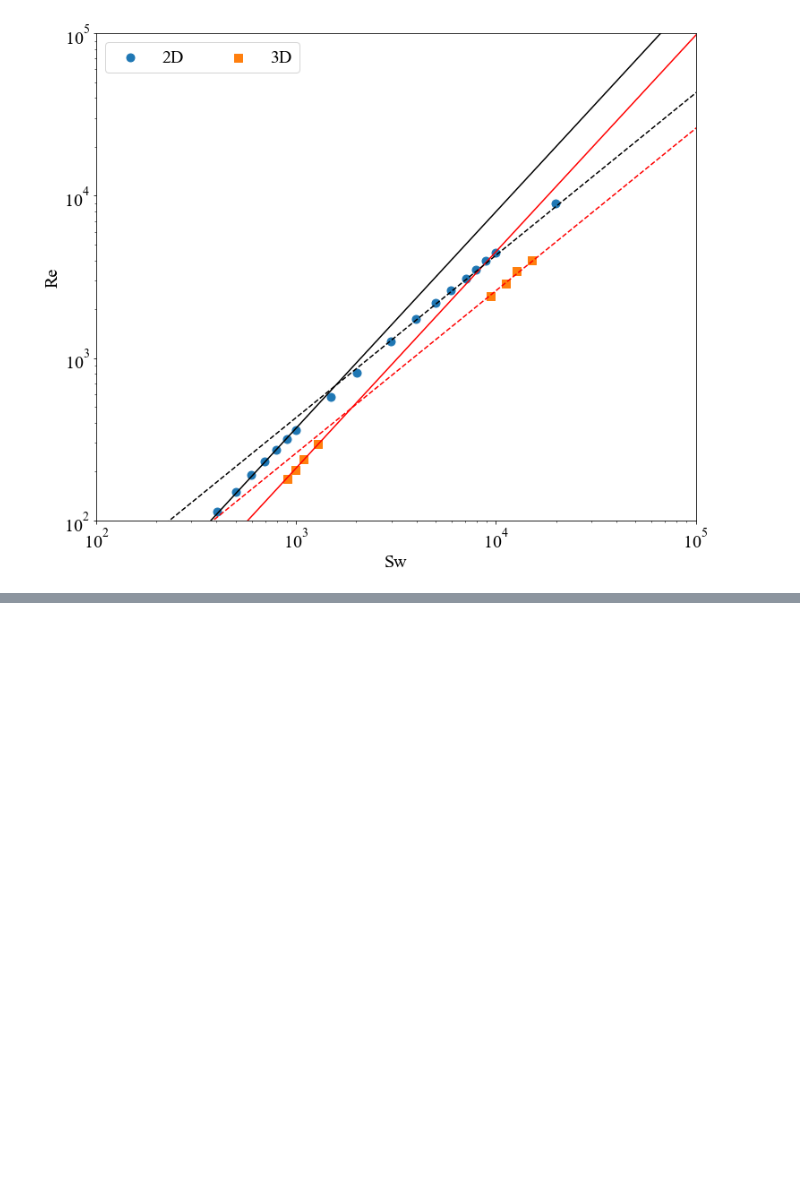
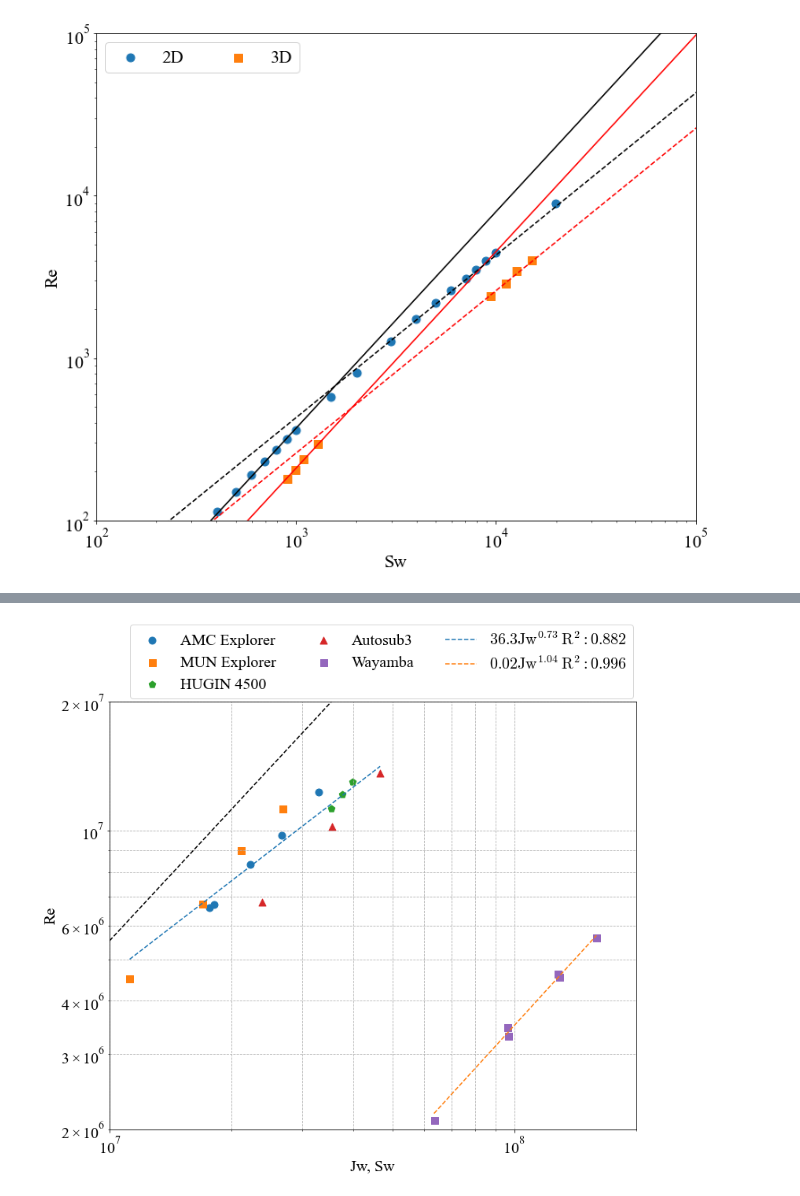
Before and after one commit to michaelcoe/Cost-of-Transport-Estimation, a Jupyter notebook: Sw_Re_plots.ipynb, the cells around one changed output, grey strips where cells are left out. Cells and saved outputs as stored; diff of their text form; code cells hidden in the pictures; blank space fills up the shorter version.

```diff
--- a/Sw_Re_plots.ipynb
+++ b/Sw_Re_plots.ipynb
@@ -255,0 +252,60 @@ fig4.savefig('AUV_sw.pdf', facecolor='w', dpi=300, bbox_inches='tight')
+# %%
+# plot Reynolds number and SW
+fig5, ax5 = plt.subplots(figsize=(12,10), facecolor='w')
+
+markers = ['o', 's', 'p', '^', 's']
+
+model = PowerLawModel(prefix='p_')
+
+Jw_1 = np.multiply(auvDF_1['Jw'].values, auvDF_1['Number Blades'].values)
+Jw_2 = np.multiply(auvDF_2['Jw'].values, auvDF_2['Number Blades'].values)
+
+Jw_1_index = np.argsort(Jw_1)
+Jw_2_index = np.argsort(Jw_2)
+
+Jw_1 = Jw_1[Jw_1_index]
+Jw_2 = Jw_2[Jw_2_index]
+
+Re_1 = auvDF_1['Re'].values[Jw_1_index]
+Re_2 = auvDF_2['Re'].values[Jw_2_index]
+
+pars_1 = model.guess(Re_1, x=Jw_1)
+pars_1['p_amplitude'].set(value=16.5868, min=0.001, max=500.0)
+pars_1['p_exponent'].set(value=0.811, min=0.001, max=1.5)
+
+pars_2 = model.guess(Re_2, x=Jw_2)
+pars_2['p_amplitude'].set(value=0.04297, min=0.001, max=500.0)
+pars_2['p_exponent'].set(value=1.06897, min=0.001, max=1.5)
+
+Jw_fit_1 = model.fit(Re_1, pars_1, x=Jw_1)
+Jw_fit_2 = model.fit(Re_2, pars_2, x=Jw_2)
+
+popt_1, pcov_1 = curve_fit(func_powerlaw, Jw_1, Re_1, p0=np.asarray([36.31, 0.73]))
+popt_2, pcov_2 = curve_fit(func_powerlaw, Jw_2, Re_2, p0=np.asarray([0.02, 1.04]))
+
+for i, mode in enumerate(auvs):
+    ax5.scatter(np.multiply(auv_sim_dfs[i]['Jw'].values, auv_sim_dfs[i]['Number Blades'].values), auv_sim_dfs[i]['Re'], marker=markers[i], label=mode)
+
+ax5.plot(Jw_1, Jw_fit_1.params['p_amplitude'].value*Jw_1**Jw_fit_1.params['p_exponent'].value, '--', label='$\mathrm{' + str(np.round(Jw_fit_1.params['p_amplitude'].value, 1)) +
+        'Jw^{' + str(np.round(Jw_fit_1.params['p_exponent'].value, 2)) + '}\;R^2: ' + str(np.round(1 - Jw_fit_1.redchi / np.var(Re_1, ddof=2), 3)) + '}$')
+ax5.plot(Jw_2, Jw_fit_2.params['p_amplitude'].value*Jw_2**Jw_fit_2.params['p_exponent'].value, '--', label='$\mathrm{' + str(np.round(Jw_fit_2.params['p_amplitude'].value, 2)) +
+        'Jw^{' + str(np.round(Jw_fit_2.params['p_exponent'].value, 2)) + '}\;R^2: ' + str(np.round(1 - Jw_fit_2.redchi / np.var(Re_2, ddof=2), 3)) + '}$')
+
+dx = np.linspace(1, 1e9)
+Re_low = 0.03*dx**1.31
+Re_high = 0.4*dx**1.02
+
+#ax5.plot(dx, Re_low, 'k-')
+ax5.plot(dx, Re_high, 'k--')
+
+ax5.set_xlabel('Jw, Sw')
+ax5.set_ylabel('Re')
+ax5.set_yscale('log')
+ax5.set_xscale('log')
+ax5.set_ylim([2e6, 2e7])
+ax5.set_xlim([1e7, 2e8])
+ax5.grid(which='both', linestyle='--')
+ax5.legend(ncol=3, loc=4, bbox_to_anchor=(1.01, 0.99))
+fig5.savefig('AUV_jw_sw_withBlades.pdf', facecolor='w', dpi=300, bbox_inches='tight')
+# %% [output]
+[figure, added]
```
Also changed, not shown: parts of 2 cells of this notebook, 2 other files.
